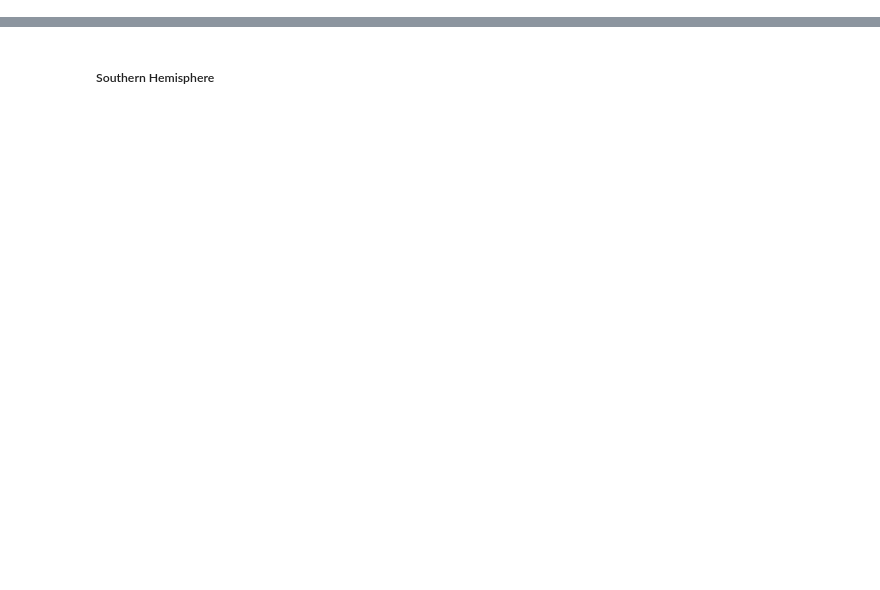
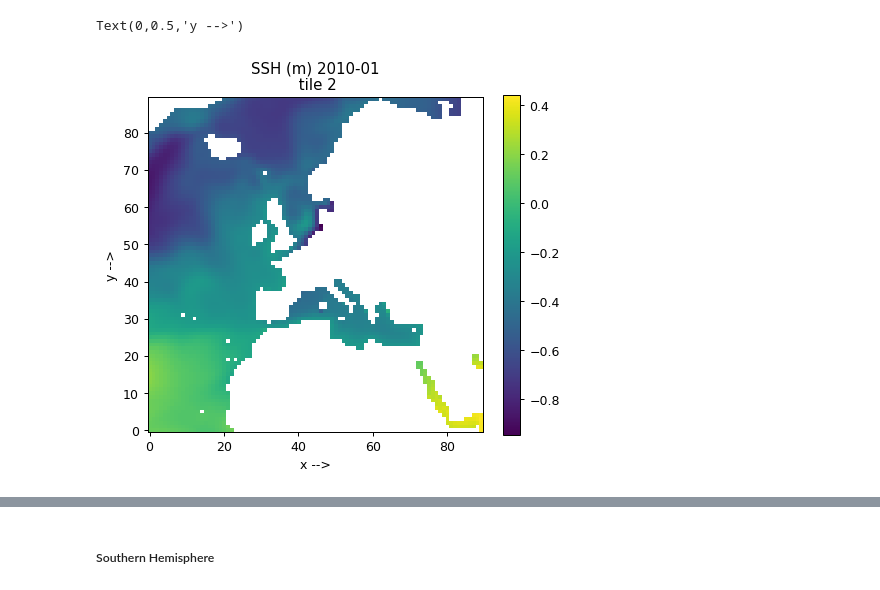
Before and after one commit to ECCO-GROUP/ECCO-v4-Python-Tutorial, a Jupyter notebook: Tutorials_as_Jupyter_Notebooks/ECCO_v4_Plotting_Tiles.ipynb, the cells around one changed output, grey strips where cells are left out. Saved outputs shown, nothing was run; the diff lists cells and outputs as text; code cells hidden in the pictures; blank space fills up the shorter version.

```diff
--- a/Tutorials_as_Jupyter_Notebooks/ECCO_v4_Plotting_Tiles.ipynb
+++ b/Tutorials_as_Jupyter_Notebooks/ECCO_v4_Plotting_Tiles.ipynb
@@ -509,0 +71,17 @@ plt.title('SSH (m) ' + str(v4.tim[0].values)[0:7]);
+# %%
+## Load the model grid
+ECCO_dir = '/Users/ifenty/eccov4r3_native_grid_netcdf/'
+
+grid_dir= ECCO_dir + 'grid/'
+
+ecco_grid = xr.open_dataset(grid_dir + 'ECCOv4r3_grid.nc')
+
+## Load one year of 2D daily data, SSH, SST, and SSS
+day_mean_dir= ECCO_dir + 'day_mean/'
+
+ecco_vars = ecco.recursive_load_ecco_var_from_years_nc(day_mean_dir, \
+                                           vars_to_load=['SSH','THETA', 'SALT'], \
+                                           years_to_load='all')
+
+## Merge the ecco_grid with the ecco_vars to make the ecco_ds
+ecco_ds = xr.merge((ecco_grid , ecco_vars))
@@ -509,0 +103,18 @@ plt.title('SSH (m) ' + str(v4.tim[0].values)[0:7]);
+# %%
+plt.figure(figsize=(6,5), dpi= 90)
+
+# Step 1, select the tile to plot using the **.isel( )** syntax.
+tile_to_plot = ecco_ds.SSH.isel(tile=2, time=0)
+tile_to_plot= tile_to_plot.where(ecco_ds.hFacC.isel(tile=2,k=0) !=0, np.nan)
+
+# Step 2, use plt.imshow()
+plt.imshow(tile_to_plot, origin='lower');
+
+# Step 3, add colorbar, title, and x and y axis labels
+plt.colorbar()
+plt.title('SSH (m) ' + str(ecco_ds.time[0].values)[0:7] + '\n tile 2')
+plt.xlabel('x -->')
+plt.ylabel('y -->')
+# %% [output]
+Text(0,0.5,'y -->')
+[figure, added]
```
Also changed, not shown: parts of 88 cells of this notebook, 5 other files.
